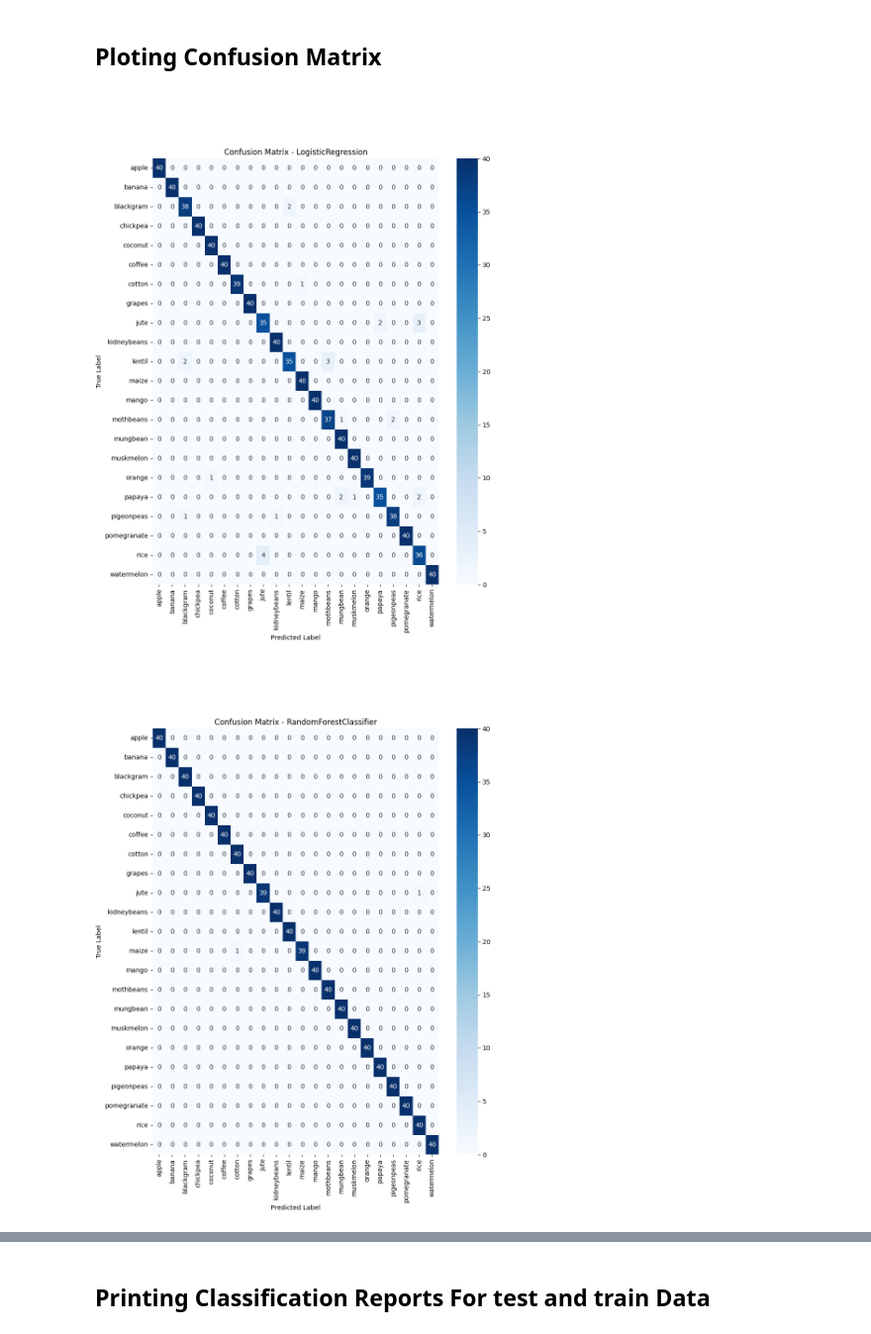
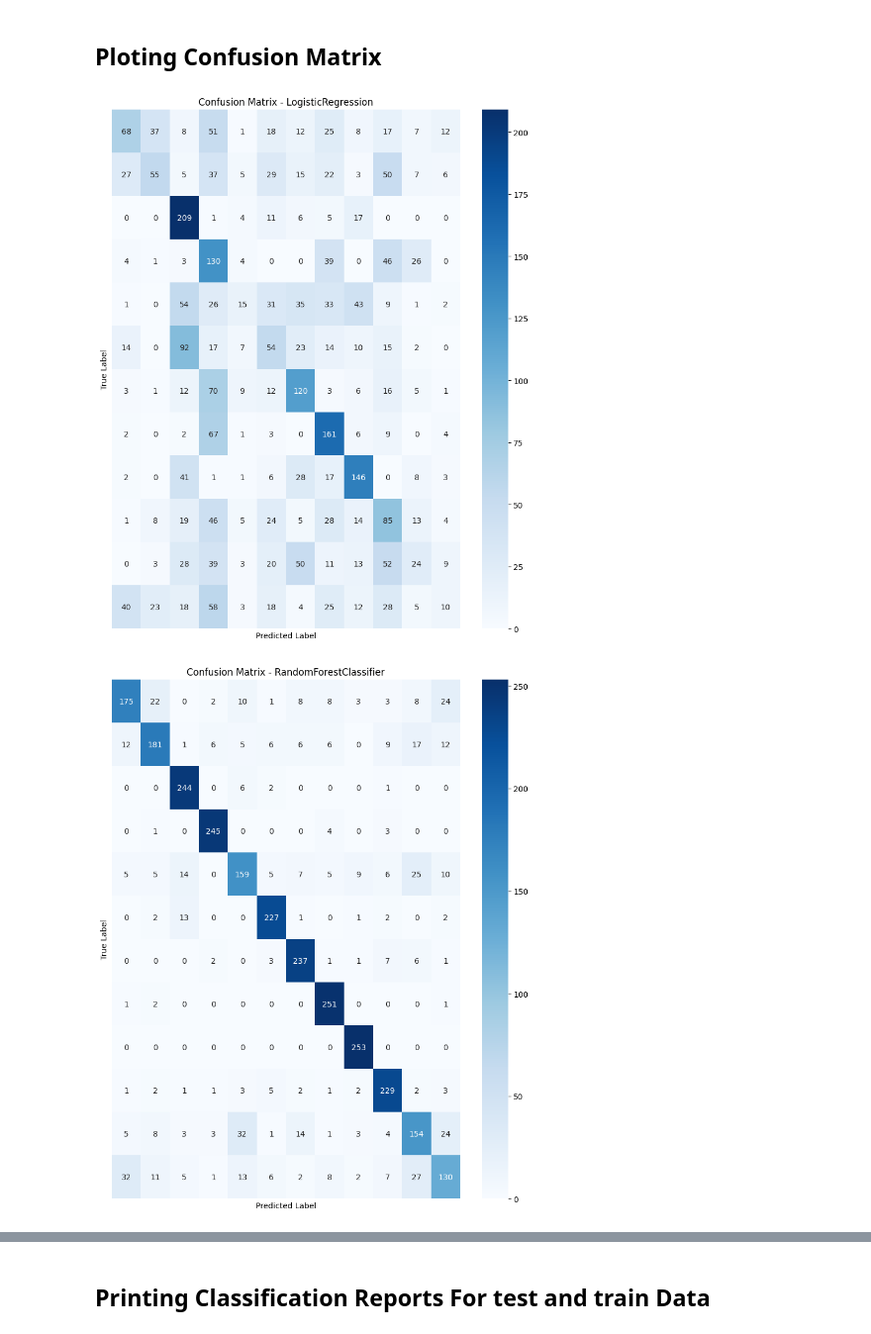
Before and after one commit to Swar028363/agromind, a Jupyter notebook: model_selection.ipynb, the cells around one changed output, grey strips where cells are left out. Shown at 99% size. Cells and saved outputs as stored; diff of their text form; code cells hidden in the pictures.

```diff
--- a/model_selection.ipynb
+++ b/model_selection.ipynb
@@ -52,5 +60,8 @@ df.shape
 # %%
-features = ['N', 'P', 'K', 'temperature', 'humidity', 'ph', 'rainfall']
-scaler = StandardScaler()
-df[features] = scaler.fit_transform(df[features])
-df.head()
+features = [
+    'Ph', 'K', 'P', 'N', 'Zn', 'S', 'QV2M-W', 'QV2M-Sp', 'QV2M-Su',
+    'QV2M-Au', 'T2M_MAX-W', 'T2M_MAX-Sp', 'T2M_MAX-Su', 'T2M_MAX-Au',
+    'T2M_MIN-W', 'T2M_MIN-Sp', 'T2M_MIN-Su', 'T2M_MIN-Au', 'PRECTOTCORR-W',
+    'PRECTOTCORR-Sp', 'PRECTOTCORR-Su', 'PRECTOTCORR-Au', 'WD10M',
+    'GWETTOP', 'CLOUD_AMT', 'WS2M_RANGE', 'PS', 'Soilcolor_encoded'
+]
@@ -64,4 +67,0 @@ df.head()
-# %%
-le = LabelEncoder()
-df['label_encoded'] = le.fit_transform(df['label'])
-df['label_encoded'].head()
@@ -95,7 +88,7 @@ df
 x = df[features]
 y = df['label_encoded']
 # %%
-x_train, x_test, y_train, y_test = train_test_split(x, y, test_size=0.4, stratify=y)
+x_train, x_test, y_train, y_test = train_test_split(x, y, test_size=0.2, stratify=y)
 # %%
 x_train.shape, y_train.shape
 # %% [output]
@@ -128,14 +118,14 @@ Name: count, dtype: int64
 ## Models Traning
 # %%
 models = {
-    "Logistic Regression": LogisticRegression(max_iter=1000),
+    "Logistic Regression": LogisticRegression(),
     "Random Forest": RandomForestClassifier(),
     "Gradient Boosting": GradientBoostingClassifier(),
     "SVM": SVC(probability=True),
     "Decision Tree": DecisionTreeClassifier(),
     "KNN": KNeighborsClassifier(),
     "Naive Bayes": GaussianNB(),
-    "MLP": MLPClassifier(max_iter=1000)
+    "MLP": MLPClassifier()
 }
 # %%
 results_df = pd.DataFrame()
@@ -277,7 +267,7 @@ def plot_confusion_matrix(model_name, class_names=[], normalize=[]):
     plt.show()
 # %%
 for name in results_df['Model'].tolist():
-    plot_confusion_matrix(name, class_names=le.classes_)
+    plot_confusion_matrix(name)
 # %% [output]
-[figure, old version]
+[figure, new version]
-[figure, old version]
+[figure, new version]
```
Also changed, not shown: parts of 17 cells of this notebook.
